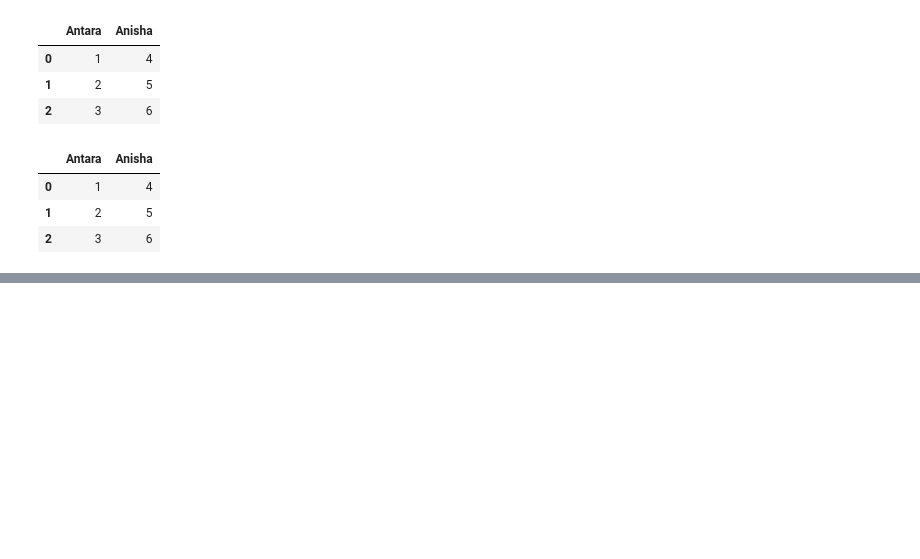
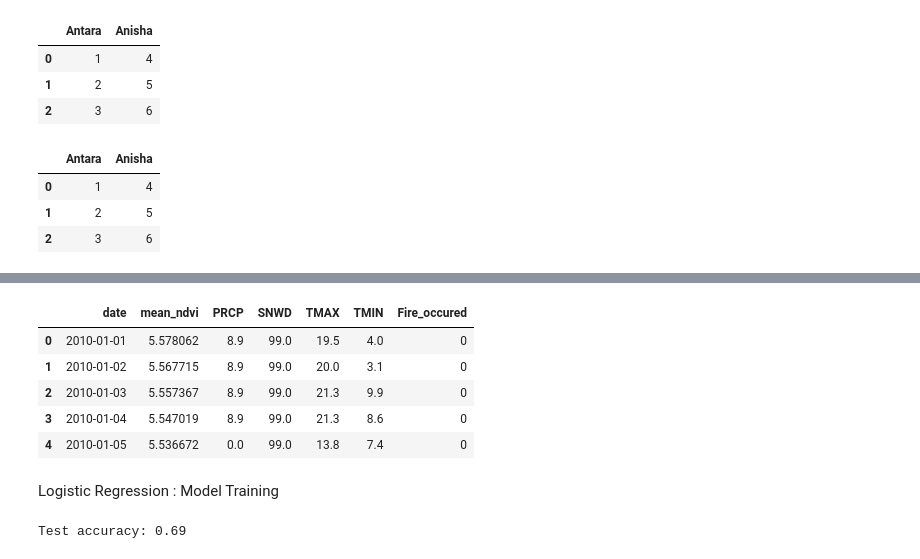
Before and after one commit to varsharaodevaraj/wildfire-prediction, a Jupyter notebook: MaLithm_Minds.ipynb, the cells around one changed output, grey strips where cells are left out. Saved outputs shown, nothing was run; the diff lists cells and outputs as text; code cells hidden in the pictures; blank space fills up the shorter version.

```diff
--- a/MaLithm_Minds.ipynb
+++ b/MaLithm_Minds.ipynb
@@ -408,0 +550,11 @@ df.head(800000)
+# %%
+final_dataset.head()
+# %% [output]
+|  | date | mean_ndvi | PRCP | SNWD | TMAX | TMIN | Fire_occured |
+| 0 | 2010-01-01 | 5.578062 | 8.9 | 99.0 | 19.5 | 4.0 | 0 |
+| 1 | 2010-01-02 | 5.567715 | 8.9 | 99.0 | 20.0 | 3.1 | 0 |
+| 2 | 2010-01-03 | 5.557367 | 8.9 | 99.0 | 21.3 | 9.9 | 0 |
+| 3 | 2010-01-04 | 5.547019 | 8.9 | 99.0 | 21.3 | 8.6 | 0 |
+| 4 | 2010-01-05 | 5.536672 | 0.0 | 99.0 | 13.8 | 7.4 | 0 |
+# %% [markdown]
+Logistic Regression : Model Training
@@ -408,0 +573,23 @@ df.head(800000)
+# %%
+from sklearn.impute import SimpleImputer
+
+imputer = SimpleImputer(strategy='mean')  # or 'median', 'most_frequent'
+
+X_train_imputed = imputer.fit_transform(X_train)
+
+X_test_imputed = imputer.transform(X_test)
+
+scaler = StandardScaler()
+X_train_scaled = scaler.fit_transform(X_train_imputed)
+X_test_scaled = scaler.transform(X_test_imputed)
+
+model = LogisticRegression(max_iter=1000,class_weight='balanced')
+
+model.fit(X_train_scaled, y_train)
+
+y_pred = model.predict(X_test_scaled)
+
+accuracy = accuracy_score(y_test, y_pred)
+print(f"Test accuracy: {accuracy:.2f}")
+# %% [output]
+Test accuracy: 0.69
```
Also changed, not shown: parts of 38 cells of this notebook.
